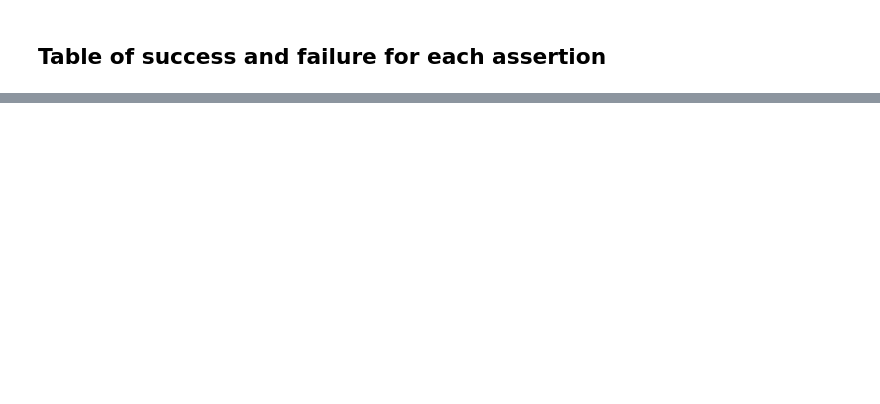
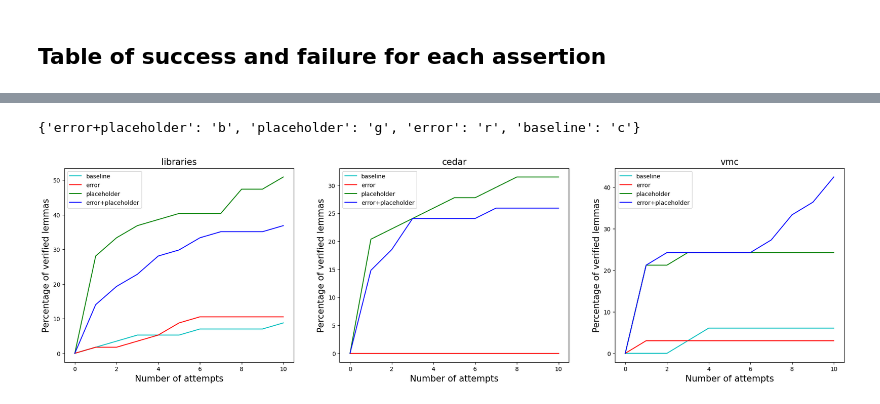
Before and after one commit to ricostynha1/dafny_laurel_repair, a Jupyter notebook: notebooks/analysis_multiexp.ipynb, the cells around one changed output, grey strips where cells are left out. Cells and saved outputs as stored; diff of their text form; code cells hidden in the pictures; blank space fills up the shorter version.

```diff
--- a/notebooks/analysis_multiexp.ipynb
+++ b/notebooks/analysis_multiexp.ipynb
@@ -198,0 +304,9 @@ display(HTML(df_methods))
+# %%
+normalized_cumulative_success = {}
+
+for (method, benchmark), cumulative_successes in successes_data.items():
+    # Normalize the cumulative successes
+    total_indices = results[(method, benchmark)]["Index"].nunique()
+    normalized_cumulative_success[(method, benchmark)] = [
+        100.0 * successes / total_indices for successes in cumulative_successes
+    ]
@@ -198,0 +315,37 @@ display(HTML(df_methods))
+# %%
+# Group data by benchmark
+grouped_data = {}
+for (method, benchmark), data in normalized_cumulative_success.items():
+  if benchmark not in grouped_data:
+    grouped_data[benchmark] = {}
+  grouped_data[benchmark][method] = data
+# %%
+
+
+
+# Plot data
+fig, axs = plt.subplots(nrows=1, ncols=3,  figsize=(24, 6))
+colors = ['b', 'g', 'r', 'c', 'm', 'y', 'k']
+color_map = {method: colors[i % len(colors)] for i, method in enumerate(["error+placeholder", "placeholder", "error", "baseline"])}
+print(color_map)
+i = 0
+benchmarks = ["libraries-basic", "cedar-basic", "vmc-basic"]
+methods_name = ["baseline", "error", "placeholder", "errorplaceholder"]
+for benchmark in benchmarks:
+  # axs[i](figsize=(10, 6))
+  for method in methods_name:
+    method_name = method
+    if method == "errorplaceholder":
+      method_name = "error+placeholder"
+    axs[i].plot(grouped_data[benchmark][method], label=method_name, color=color_map[method_name])
+  axs[i].set_title(f'{benchmark[:-6]}',fontsize=15)
+  axs[i].set_xlabel('Number of attempts',fontsize=15)
+  axs[i].set_ylabel('Percentage of verified lemmas',fontsize=15)
+  axs[i].legend(fontsize=10)
+  i+=1
+plt.savefig('../fig/benchs_placeholder.pdf',bbox_inches='tight')
+
+plt.show()
+# %% [output]
+{'error+placeholder': 'b', 'placeholder': 'g', 'error': 'r', 'baseline': 'c'}
+[figure, added]
```
Also changed, not shown: parts of 13 cells of this notebook, 13 other files.
